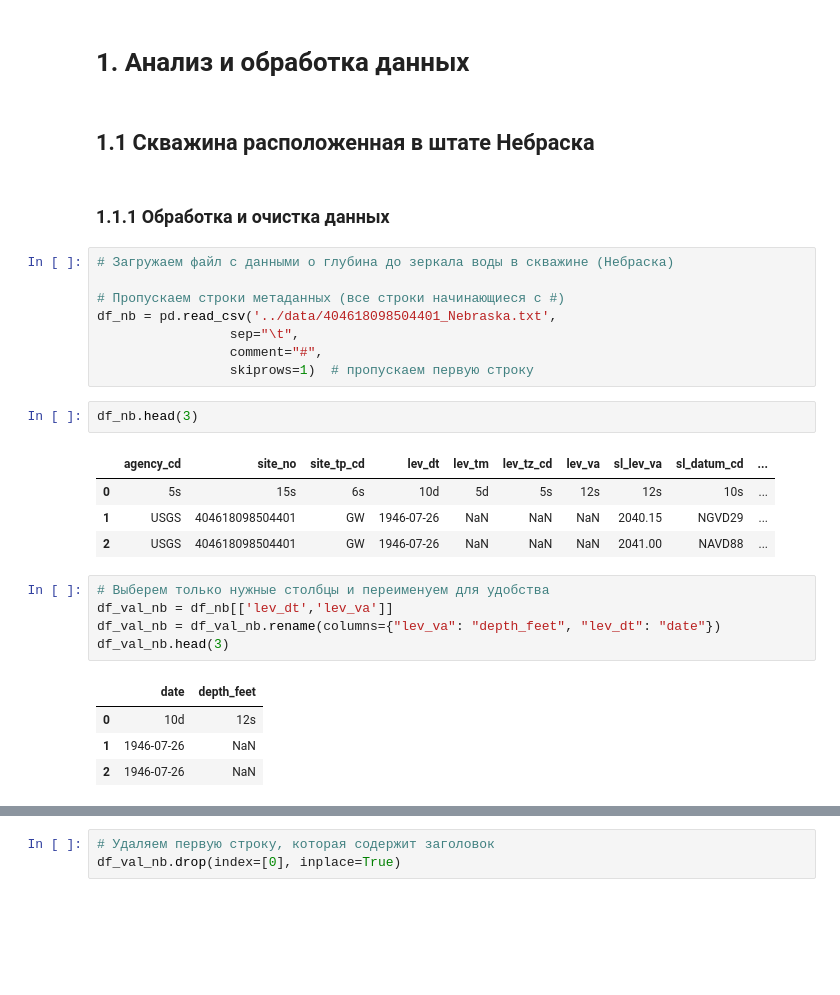
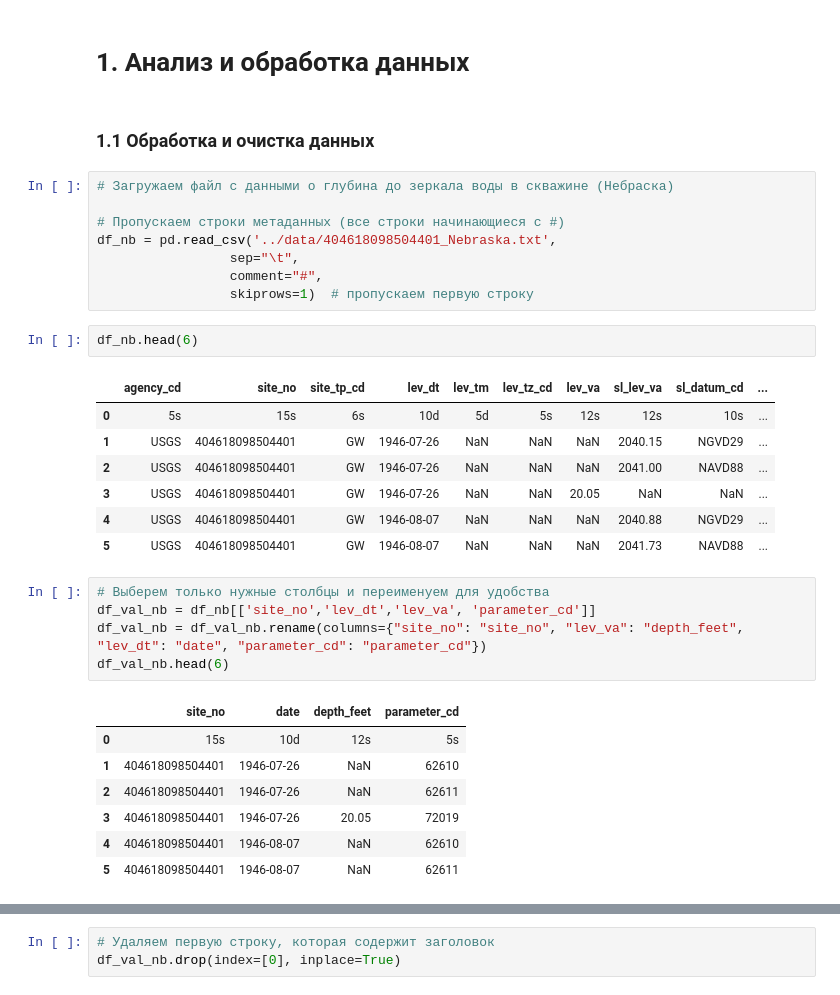
Before and after one commit to lizakoreko/SF_GIT_PJ_FINAL, a Jupyter notebook: project_FINAL/Project_FINAL.ipynb, the cells around one changed output, grey strips where cells are left out. Drawn from its saved outputs; the diff is of its cells as text; blank space fills up the shorter version.

```diff
--- a/project_FINAL/Project_FINAL.ipynb
+++ b/project_FINAL/Project_FINAL.ipynb
@@ -25,9 +46,7 @@ import xarray as xr
 # %% [markdown]
 # 1. Анализ и обработка данных
-# %% [markdown]
-## 1.1 Скважина расположенная в штате Небраска
 # %% [markdown]
-### 1.1.1 Обработка и очистка данных
+### 1.1 Обработка и очистка данных
 # %%
 # Загружаем файл с данными о глубина до зеркала воды в скважине (Небраска)
 
@@ -37,22 +56,28 @@ df_nb = pd.read_csv('../data/404618098504401_Nebraska.txt',
                  comment="#",
                  skiprows=1)  # пропускаем первую строку
 # %%
-df_nb.head(3)
+df_nb.head(6)
 # %% [output]
 |  | agency_cd | site_no | site_tp_cd | lev_dt | lev_tm | lev_tz_cd | lev_va | sl_lev_va | sl_datum_cd | ... |
 | 0 | 5s | 15s | 6s | 10d | 5d | 5s | 12s | 12s | 10s | ... |
 | 1 | USGS | 404618098504401 | GW | 1946-07-26 | NaN | NaN | NaN | 2040.15 | NGVD29 | ... |
 | 2 | USGS | 404618098504401 | GW | 1946-07-26 | NaN | NaN | NaN | 2041.00 | NAVD88 | ... |
+| 3 | USGS | 404618098504401 | GW | 1946-07-26 | NaN | NaN | 20.05 | NaN | NaN | ... |
+| 4 | USGS | 404618098504401 | GW | 1946-08-07 | NaN | NaN | NaN | 2040.88 | NGVD29 | ... |
+| 5 | USGS | 404618098504401 | GW | 1946-08-07 | NaN | NaN | NaN | 2041.73 | NAVD88 | ... |
 # %%
 # Выберем только нужные столбцы и переименуем для удобства
-df_val_nb = df_nb[['lev_dt','lev_va']]
-df_val_nb = df_val_nb.rename(columns={"lev_va": "depth_feet", "lev_dt": "date"})
-df_val_nb.head(3)
+df_val_nb = df_nb[['site_no','lev_dt','lev_va', 'parameter_cd']]
+df_val_nb = df_val_nb.rename(columns={"site_no": "site_no", "lev_va": "depth_feet", "lev_dt": "date", "parameter_cd": "parameter_cd"})
+df_val_nb.head(6)
 # %% [output]
-|  | date | depth_feet |
-| 0 | 10d | 12s |
-| 1 | 1946-07-26 | NaN |
-| 2 | 1946-07-26 | NaN |
+|  | site_no | date | depth_feet | parameter_cd |
+| 0 | 15s | 10d | 12s | 5s |
+| 1 | 404618098504401 | 1946-07-26 | NaN | 62610 |
+| 2 | 404618098504401 | 1946-07-26 | NaN | 62611 |
+| 3 | 404618098504401 | 1946-07-26 | 20.05 | 72019 |
+| 4 | 404618098504401 | 1946-08-07 | NaN | 62610 |
+| 5 | 404618098504401 | 1946-08-07 | NaN | 62611 |
 # %%
 df_val_nb.shape
 # %% [output]
```
Also changed, not shown: parts of 178 cells of this notebook, 18 other files.
